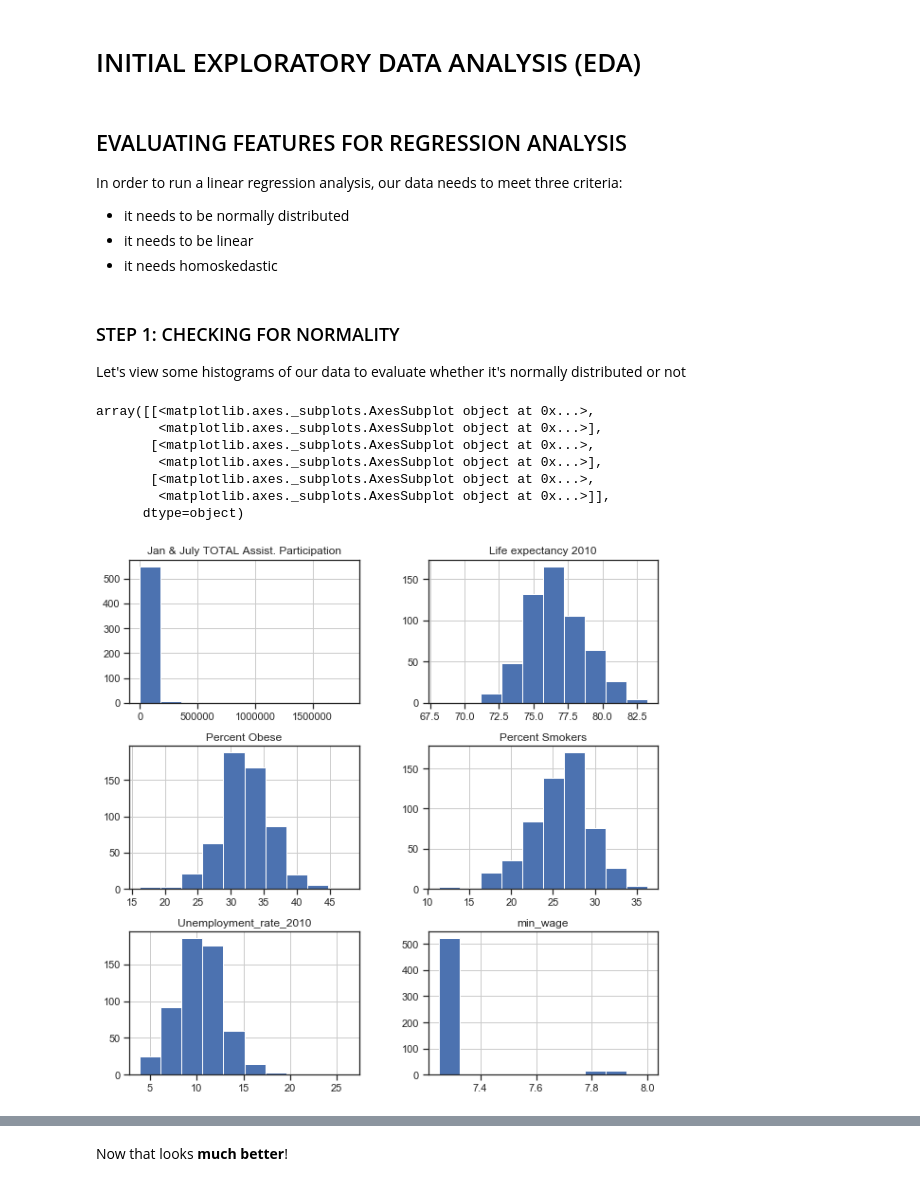
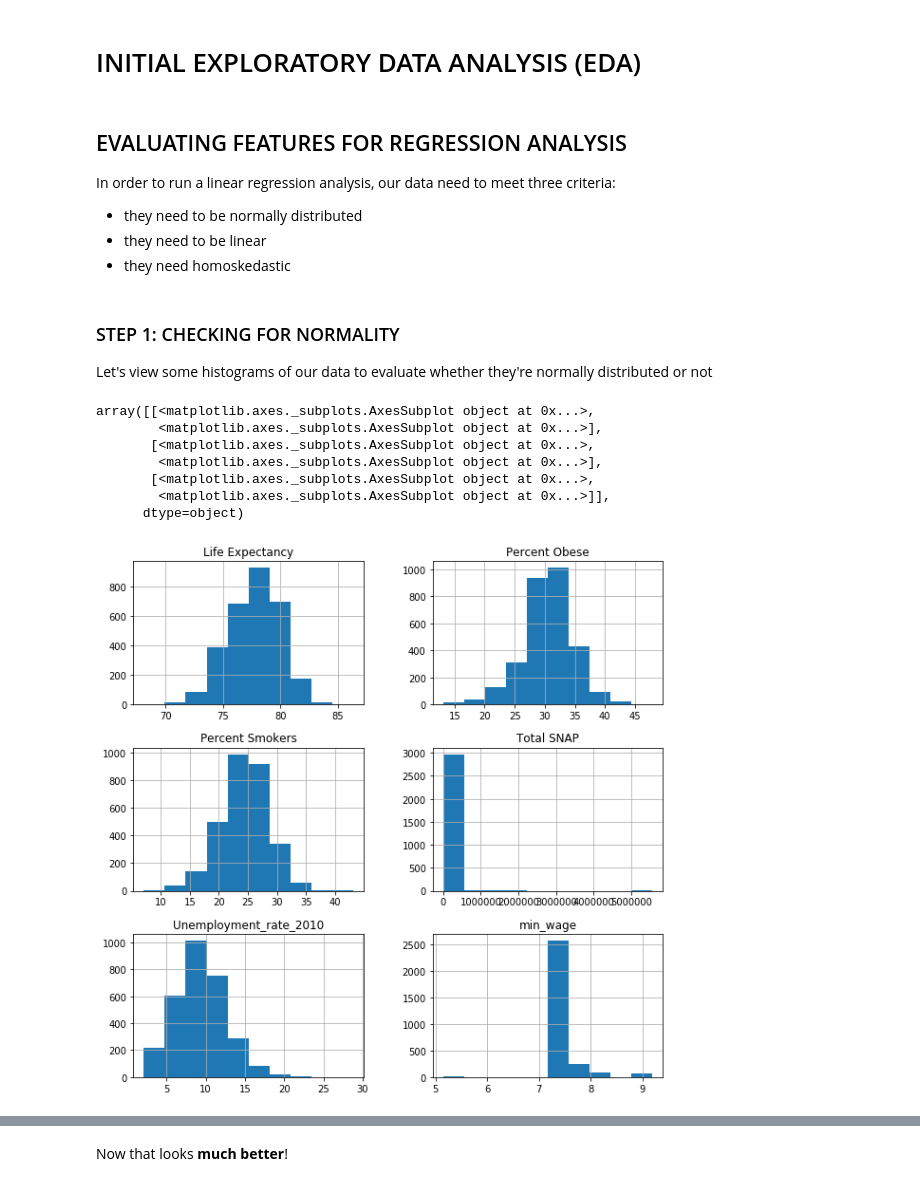
Before and after one commit to aulorbe/Life-Expectancy-In-The-US, a Jupyter notebook: EDA_initial.ipynb, the cells around one changed output, grey strips where cells are left out. Cells and saved outputs as stored; diff of their text form; code cells hidden in the pictures.

```diff
--- a/EDA_initial.ipynb
+++ b/EDA_initial.ipynb
@@ -19,5 +19,5 @@ from matplotlib.axes import Subplot as splt
 # %% [markdown]
 ## FINAL DATAFRAME
 # %%
-df = pd.read_csv('csv_files/FINAL.csv')
+df = pd.read_csv('csv_files/12_11_DF_FINAL.csv')
 # %%
@@ -34,14 +34,14 @@ df.tail()
 # %% [markdown]
 ## EVALUATING FEATURES FOR REGRESSION ANALYSIS
 
-In order to run a linear regression analysis, our data needs to meet three criteria:
-- it needs to be normally distributed
-- it needs to be linear
-- it needs homoskedastic
+In order to run a linear regression analysis, our data need to meet three criteria:
+- they need to be normally distributed
+- they need to be linear
+- they need homoskedastic
 # %% [markdown]
 ### STEP 1: CHECKING FOR NORMALITY
 
-Let's view some histograms of our data to evaluate whether it's normally distributed or not
+Let's view some histograms of our data to evaluate whether they're normally distributed or not
 # %%
 # First, we assign all of our features to variables so that we can plot them more easily
 
@@ -53,18 +53,18 @@ percent_smoke = df['Percent Smokers']
 min_wage = df['min_wage']
 # %%
 # Now we plot them to see what their distributions look like before we do anything to them
-#
-df.hist(column=['Unemployment_rate_2010', 'Percent Obese', 'Jan & July TOTAL Assist. Participation', 'Life expectancy 2010','Percent Smokers', 'min_wage'], figsize=(10,10))
+
+df.hist(column=['Unemployment_rate_2010', 'Percent Obese', 'Total SNAP', 'Life Expectancy','Percent Smokers', 'min_wage'], figsize=(10,10))
 # df.hist(unemploy_rate, percent_obese)
 # %% [output]
 array([[<matplotlib.axes._subplots.AxesSubplot object at 0x...>,
         <matplotlib.axes._subplots.AxesSubplot object at 0x...>],
        [<matplotlib.axes._subplots.AxesSubplot object at 0x...>,
         <matplotlib.axes._subplots.AxesSubplot object at 0x...>],
        [<matplotlib.axes._subplots.AxesSubplot object at 0x...>,
         <matplotlib.axes._subplots.AxesSubplot object at 0x...>]],
       dtype=object)
-[figure, old version]
+[figure, new version]
 # %% [markdown]
 Above, we can see that that majority of our data is normally distributed, which is great!
 
```
Also changed, not shown: parts of 23 cells of this notebook.
